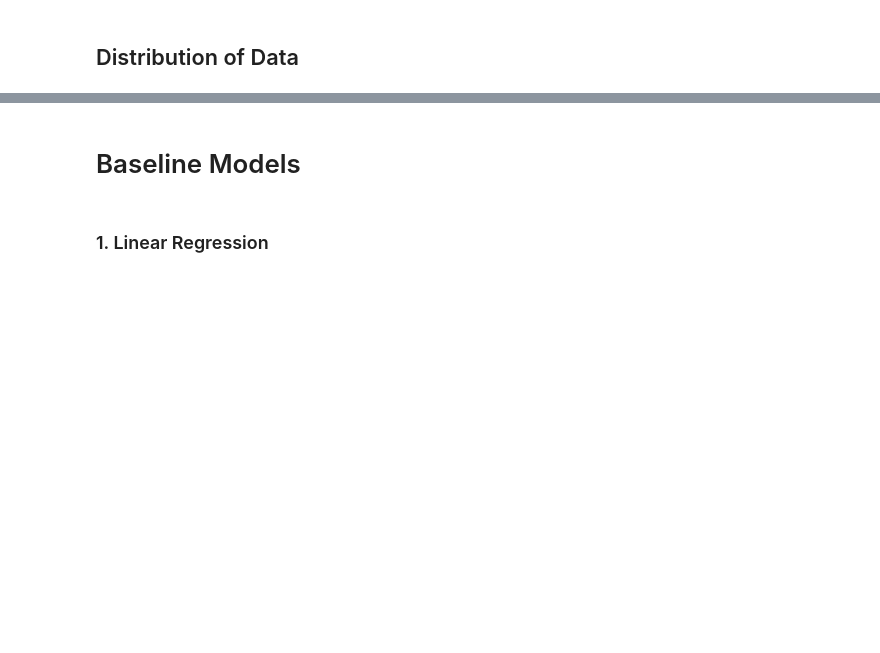
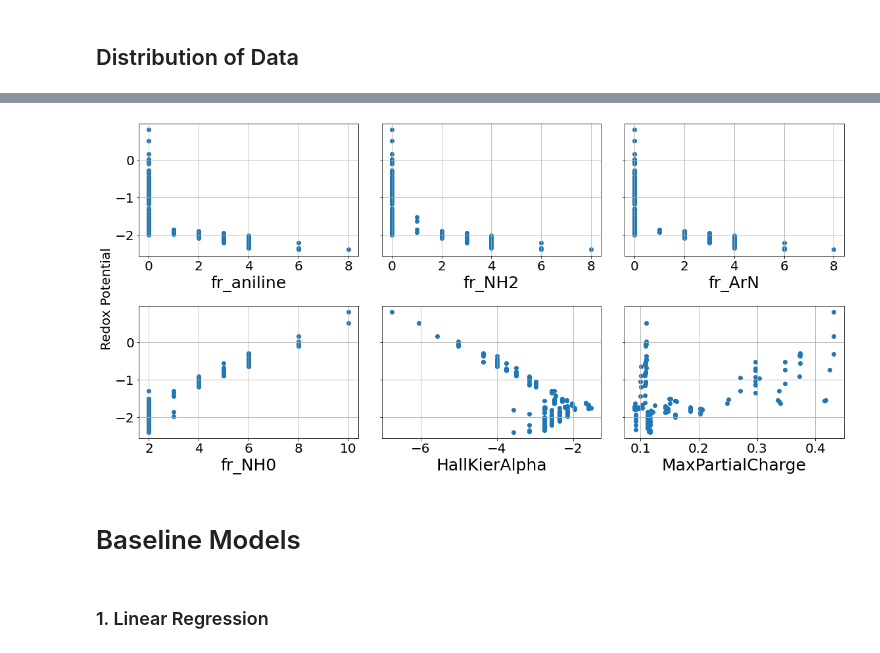
Before and after one commit to siddharth-ncl-work/miscellaneous, a Jupyter notebook: machine_learning_project_ideas/1/model_training.ipynb, the cells around one changed output, grey strips where cells are left out. Saved outputs shown, nothing was run; the diff lists cells and outputs as text; code cells hidden in the pictures; blank space fills up the shorter version.

```diff
--- a/machine_learning_project_ideas/1/model_training.ipynb
+++ b/machine_learning_project_ideas/1/model_training.ipynb
@@ -155,3 +151,21 @@ ax2.legend()
+# %%
+fig,axes=plt.subplots(2,3,figsize=(16,8),sharey=True)
+axes[0][0].scatter(data['fr_aniline'],y)
+axes[0][0].set_xlabel('fr_aniline')
+axes[0][1].scatter(data['fr_NH2'],y)
+axes[0][1].set_xlabel('fr_NH2')
+axes[0][2].scatter(data['fr_ArN'],y)
+axes[0][2].set_xlabel('fr_ArN')
+axes[1][0].scatter(data['fr_NH0'],y)
+axes[1][0].set_xlabel('fr_NH0')
+axes[1][1].scatter(data['HallKierAlpha'],y)
+axes[1][1].set_xlabel('HallKierAlpha')
+axes[1][2].scatter(data['MaxPartialCharge'],y)
+axes[1][2].set_xlabel('MaxPartialCharge')
+fig.text(0, 0.5, 'Redox Potential', va='center', rotation='vertical')
+plt.tight_layout()
+# %% [output]
+[figure, new version]
 # %% [markdown]
 # Baseline Models
 # %% [markdown]
```
Also changed, not shown: parts of 47 cells of this notebook, 1 other file.
